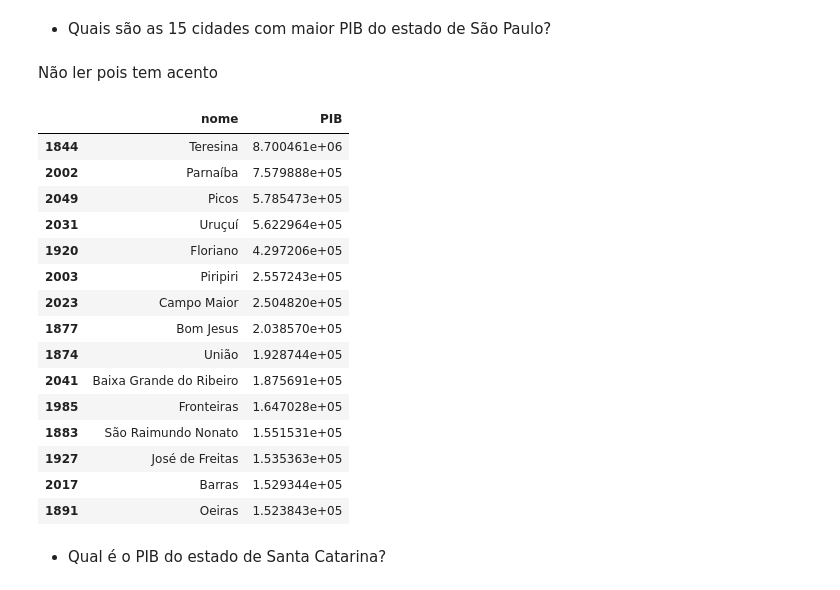
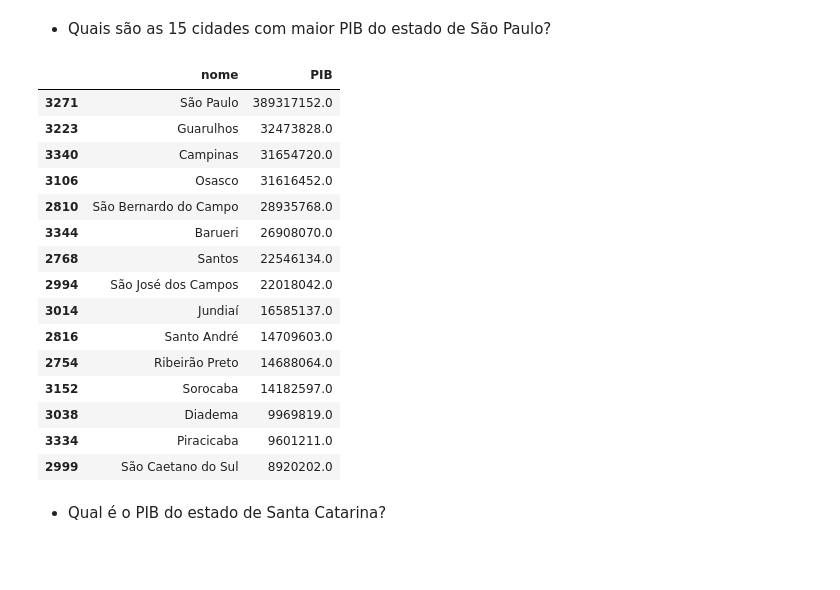
Before and after one commit to Coluno/data_rangling_pandas_II, a Jupyter notebook: exercicio_data_rangling_pandas_II.ipynb, the cells around one changed output. Cells and saved outputs as stored; diff of their text form; code cells hidden in the pictures; blank space fills up the shorter version.

```diff
--- a/exercicio_data_rangling_pandas_II.ipynb
+++ b/exercicio_data_rangling_pandas_II.ipynb
@@ -259,34 +259,32 @@ menor_pib_per_capita[['nome', 'PIB_percapita']]
 | 4380 | Axixá | 2416.969971 |
 # %% [markdown]
  - Quais são as 15 cidades com maior PIB do estado de São Paulo?
-# %% [markdown]
-Não ler pois tem acento
 # %%
 # Filtra as cidades do estado de São Paulo
-sao_paulo_df = brasil_df[brasil_df['sigla'] == 'PI']
+sao_paulo_df = brasil_df[brasil_df['sigla'] == 'SP']
 
 # Ordena o dataframe pelo PIB em ordem decrescente
 maior_pib_sao_paulo = sao_paulo_df.sort_values('PIB', ascending=False).head(15)
 
 # Resultado
 maior_pib_sao_paulo[['nome', 'PIB']]
 # %% [output]
 |  | nome | PIB |
-| 1844 | Teresina | 8.700461e+06 |
-| 2002 | Parnaíba | 7.579888e+05 |
-| 2049 | Picos | 5.785473e+05 |
-| 2031 | Uruçuí | 5.622964e+05 |
-| 1920 | Floriano | 4.297206e+05 |
-| 2003 | Piripiri | 2.557243e+05 |
-| 2023 | Campo Maior | 2.504820e+05 |
-| 1877 | Bom Jesus | 2.038570e+05 |
-| 1874 | União | 1.928744e+05 |
-| 2041 | Baixa Grande do Ribeiro | 1.875691e+05 |
-| 1985 | Fronteiras | 1.647028e+05 |
-| 1883 | São Raimundo Nonato | 1.551531e+05 |
-| 1927 | José de Freitas | 1.535363e+05 |
-| 2017 | Barras | 1.529344e+05 |
-| 1891 | Oeiras | 1.523843e+05 |
+| 3271 | São Paulo | 389317152.0 |
+| 3223 | Guarulhos | 32473828.0 |
+| 3340 | Campinas | 31654720.0 |
+| 3106 | Osasco | 31616452.0 |
+| 2810 | São Bernardo do Campo | 28935768.0 |
+| 3344 | Barueri | 26908070.0 |
+| 2768 | Santos | 22546134.0 |
+| 2994 | São José dos Campos | 22018042.0 |
+| 3014 | Jundiaí | 16585137.0 |
+| 2816 | Santo André | 14709603.0 |
+| 2754 | Ribeirão Preto | 14688064.0 |
+| 3152 | Sorocaba | 14182597.0 |
+| 3038 | Diadema | 9969819.0 |
+| 3334 | Piracicaba | 9601211.0 |
+| 2999 | São Caetano do Sul | 8920202.0 |
 # %% [markdown]
  - Qual é o PIB do estado de Santa Catarina?
 # %%
```
